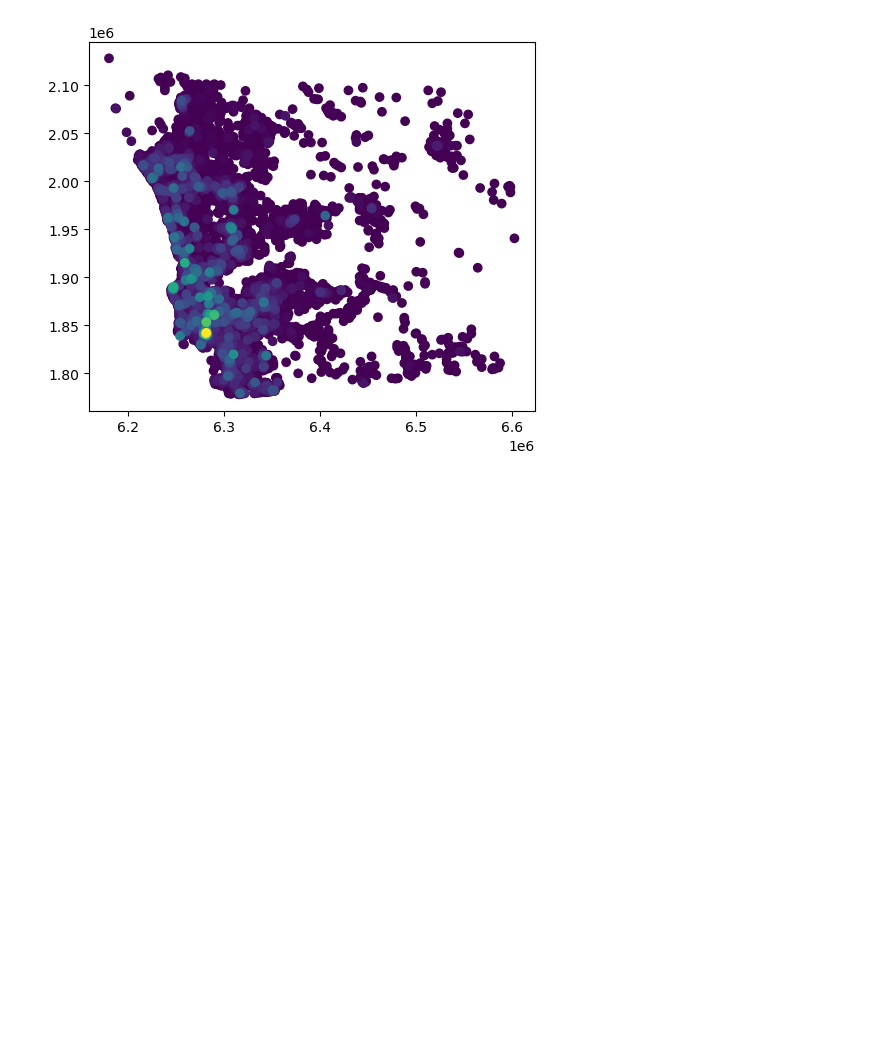
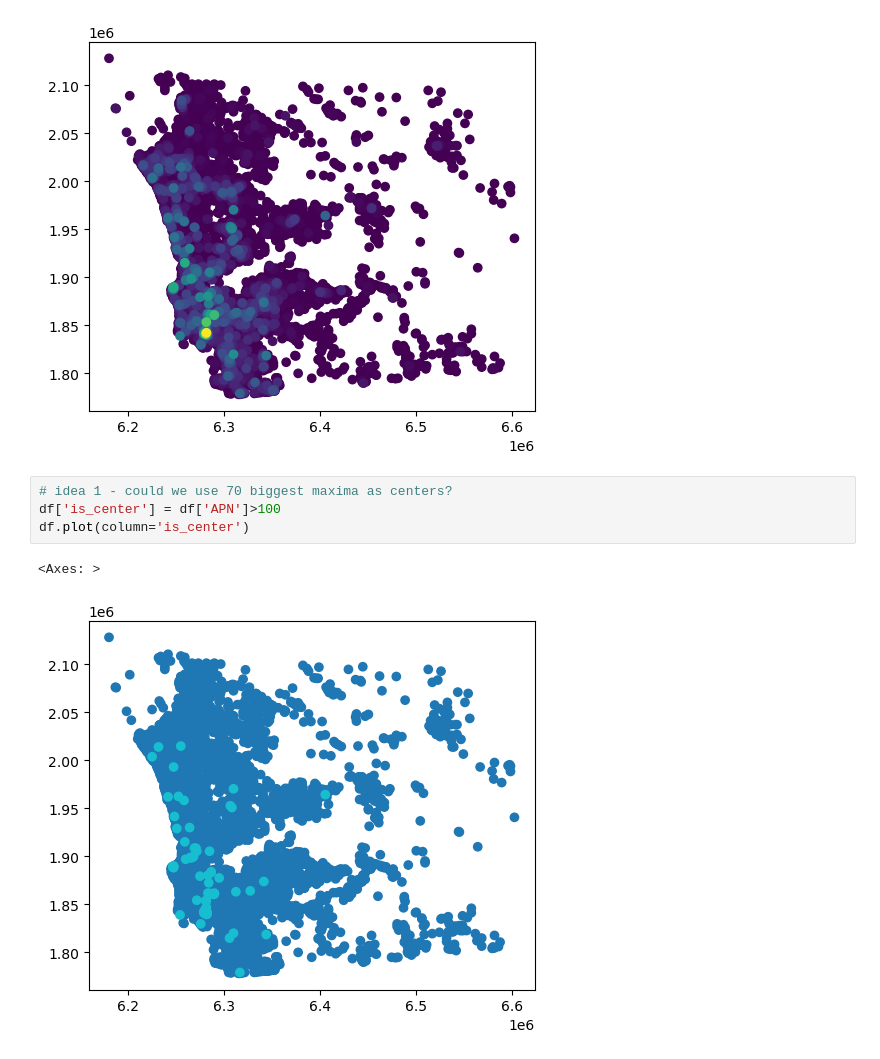
Before and after one commit to michaelmss/DSC180A-Activity-Centers, a Jupyter notebook: Notebooks/Hexbins.ipynb, the cells around one changed output. Saved outputs shown, nothing was run; the diff lists cells and outputs as text; blank space fills up the shorter version.

Commit message:
more clustering ideas

```diff
--- a/Notebooks/Hexbins.ipynb
+++ b/Notebooks/Hexbins.ipynb
@@ -45,4 +45,11 @@ df.plot(column='APN')
 # %% [output]
 <Axes: >
 [figure]
+# %%
+# idea 1 - could we use 70 biggest maxima as centers?
+df['is_center'] = df['APN']>100
+df.plot(column='is_center')
+# %% [output]
+<Axes: >
+[figure, added]
 # %%
```
Also changed, not shown: parts of 3 cells of this notebook.
